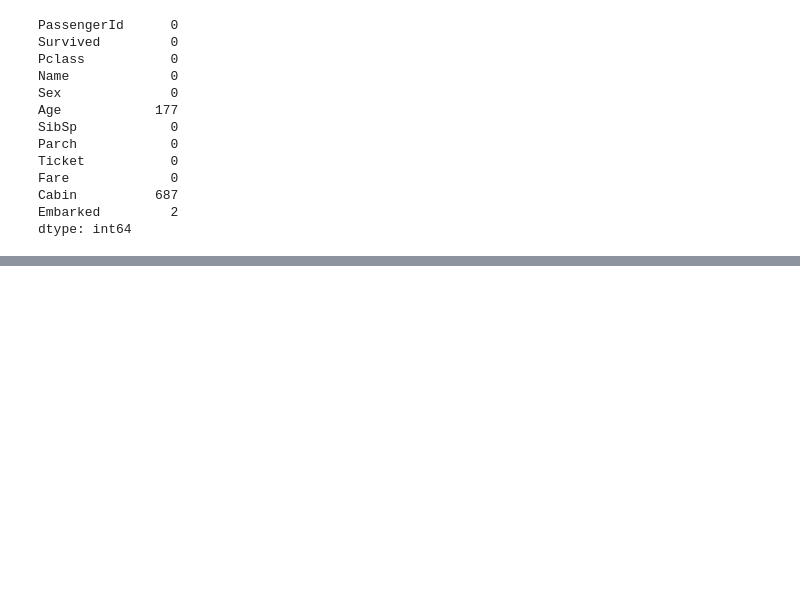
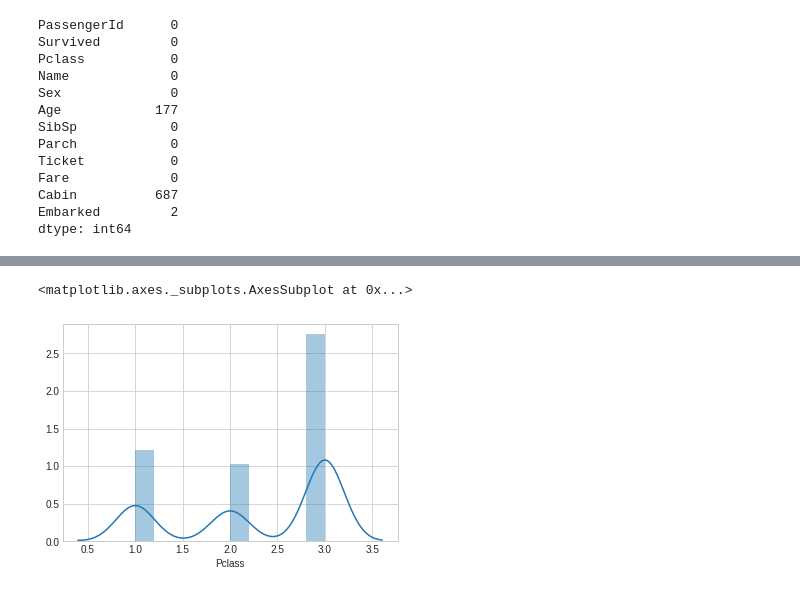
Before and after one commit to felstuff/BackToBasic, a Jupyter notebook: TitanicExplloratory.ipynb, the cells around one changed output, grey strips where cells are left out. Drawn from its saved outputs; the diff is of its cells as text; code cells hidden in the pictures; blank space fills up the shorter version.

```diff
--- a/TitanicExplloratory.ipynb
+++ b/TitanicExplloratory.ipynb
@@ -158,0 +227,5 @@ dtype: int64
+# %%
+sns.distplot(train.Pclass)
+# %% [output]
+<matplotlib.axes._subplots.AxesSubplot at 0x...>
+[figure, added]
```
Also changed, not shown: parts of 16 cells of this notebook.
